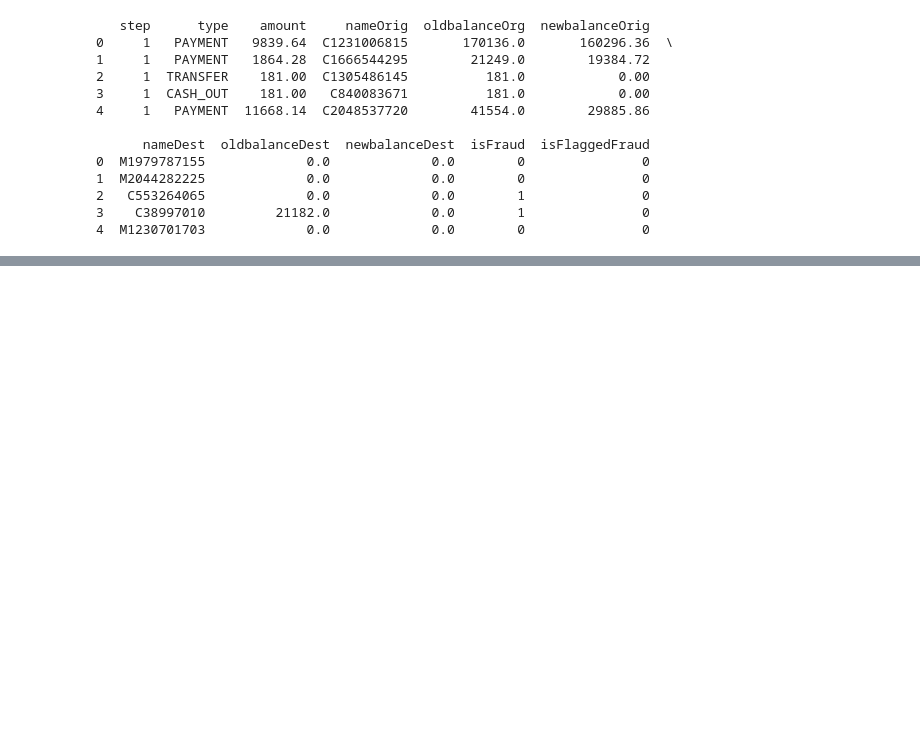
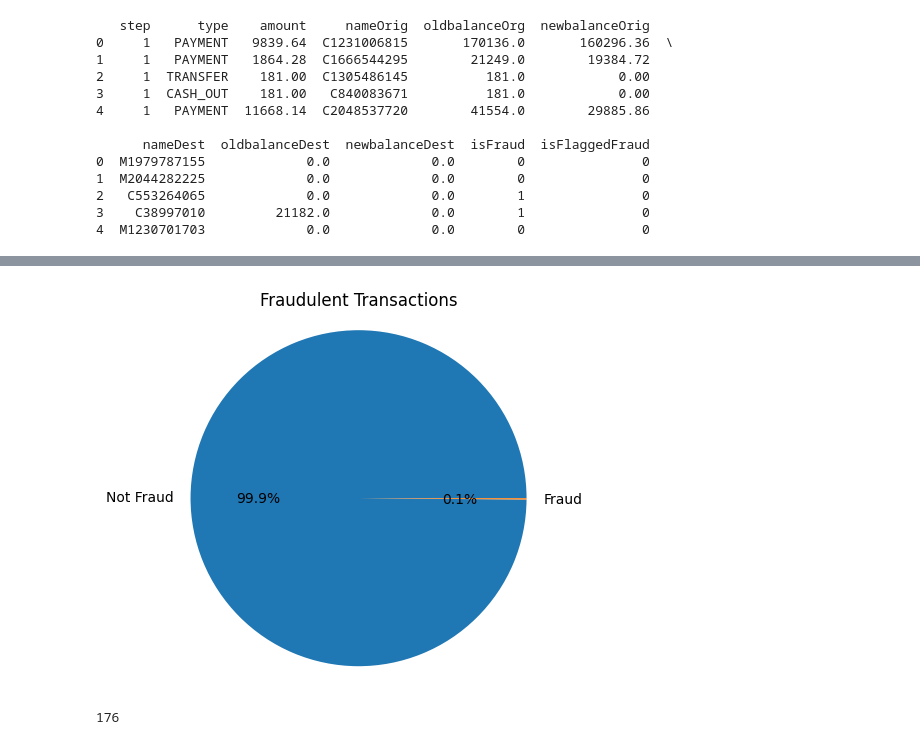
Before and after one commit to RobertKS123/ACML_Assignment, a Jupyter notebook: Project.ipynb, the cells around one changed output, grey strips where cells are left out. Cells and saved outputs as stored; diff of their text form; code cells hidden in the pictures; blank space fills up the shorter version.

```diff
--- a/Project.ipynb
+++ b/Project.ipynb
@@ -21,0 +32,14 @@ print(df.head())
+# %%
+fraud_counts = df['isFraud'].value_counts()
+plt.pie(fraud_counts, labels=['Not Fraud', 'Fraud'], autopct='%1.1f%%')
+plt.title('Fraudulent Transactions')
+plt.axis('equal')
+plt.show()
+# %% [output]
+[figure, added]
+# %%
+flagged_fraud_records = df[df['isFlaggedFraud'] == 1]
+
+print(flagged_fraud_records.size)
+# %% [output]
+176
```
Also changed, not shown: parts of 6 cells of this notebook, 1 other file.
